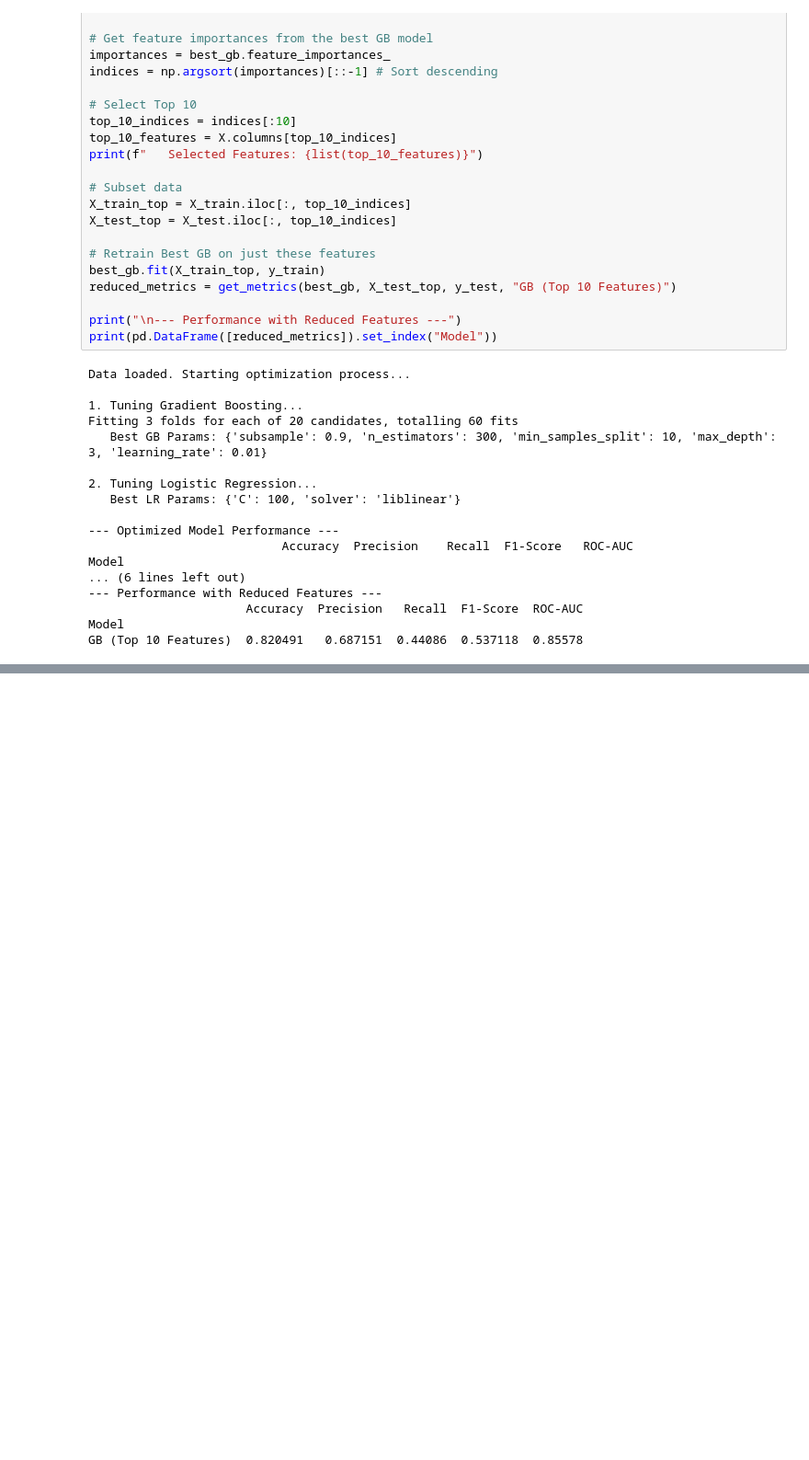
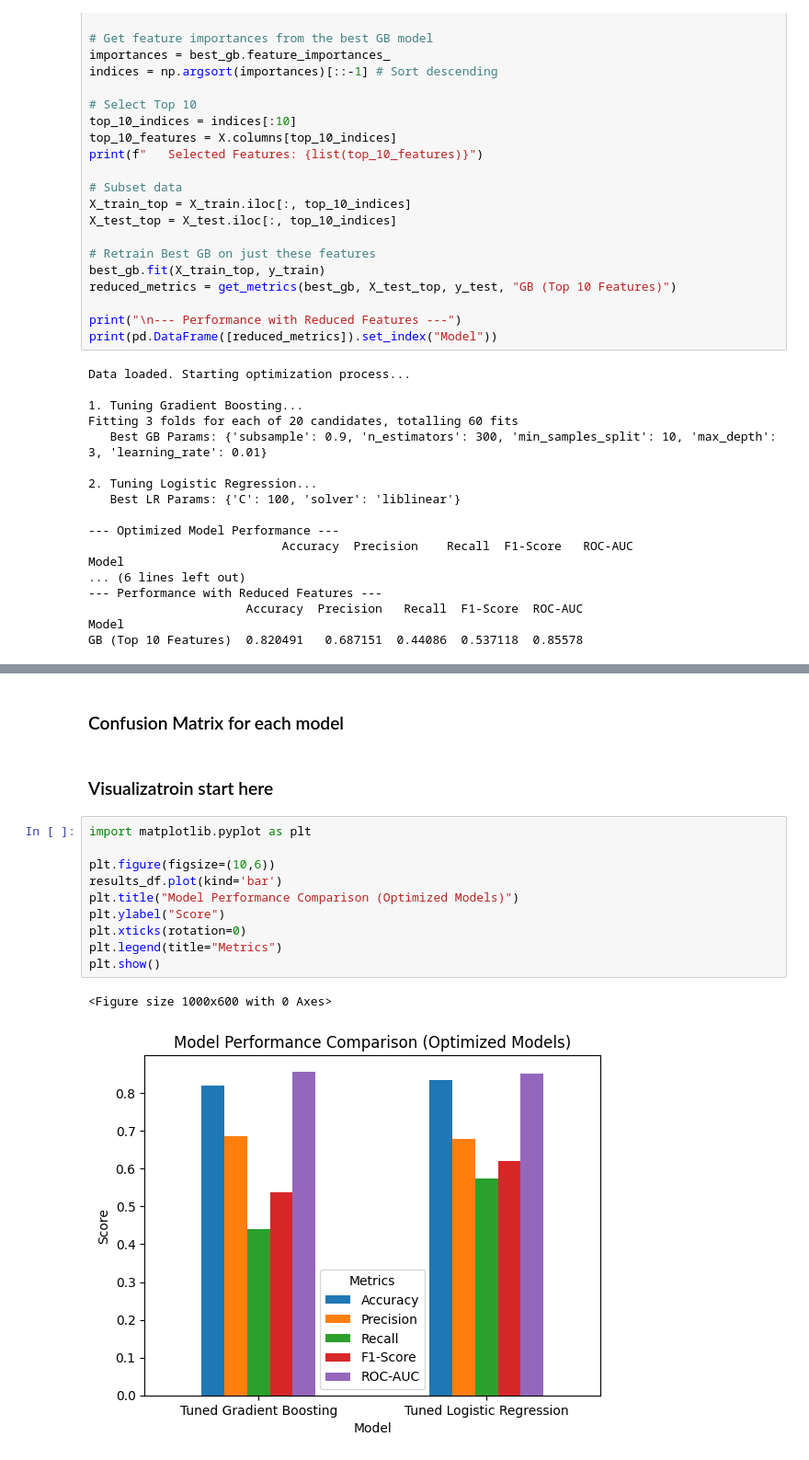
Before and after one commit to marijawo/TME6014-ADataAnalytics, a Jupyter notebook: assignments/phase_4/phase_4_from_phase_3.ipynb, the cells around one changed output, grey strips where cells are left out. Shown at 92% size. Drawn from its saved outputs; the diff is of its cells as text; blank space fills up the shorter version.

```diff
--- a/assignments/phase_4/phase_4_from_phase_3.ipynb
+++ b/assignments/phase_4/phase_4_from_phase_3.ipynb
@@ -685,0 +495,17 @@ GB (Top 10 Features)  0.820491   0.687151  0.44086  0.537118  0.85578
+# %% [markdown]
+### Confusion Matrix for each model
+# %% [markdown]
+### Visualizatroin start here
+# %%
+import matplotlib.pyplot as plt
+
+plt.figure(figsize=(10,6))
+results_df.plot(kind='bar')
+plt.title("Model Performance Comparison (Optimized Models)")
+plt.ylabel("Score")
+plt.xticks(rotation=0)
+plt.legend(title="Metrics")
+plt.show()
+# %% [output]
+<Figure size 1000x600 with 0 Axes>
+[figure, added]
```
Also changed, not shown: parts of 40 cells of this notebook, 29 other files.
